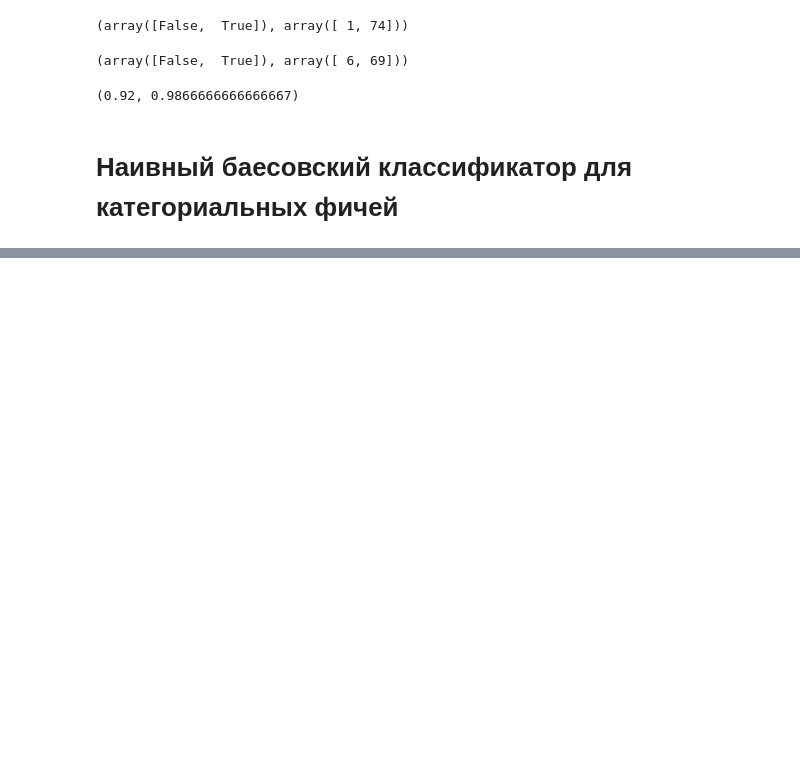
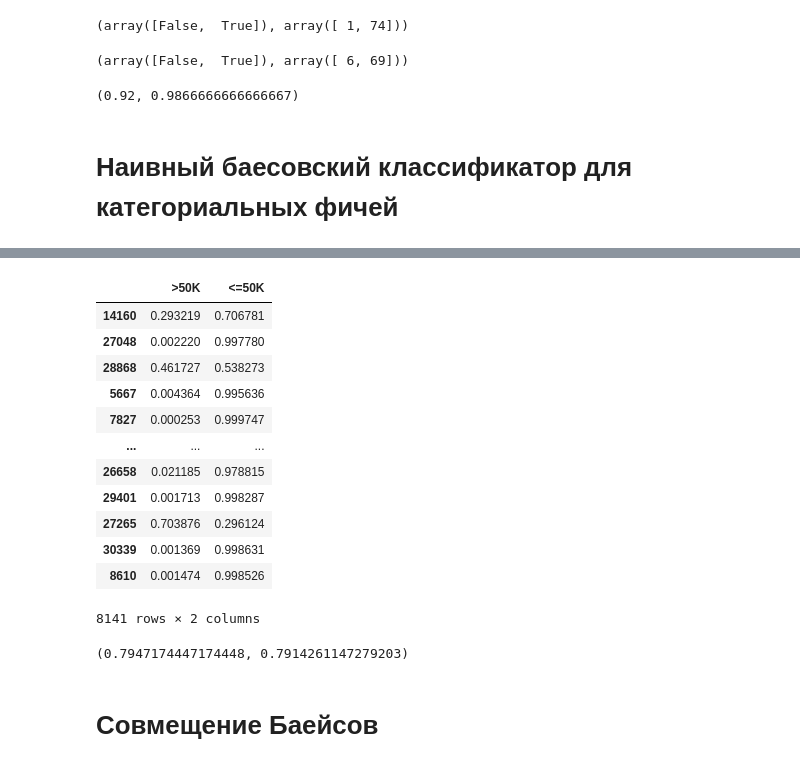
Before and after one commit to UIIf/Study, a Jupyter notebook: ML/HW3.ipynb, the cells around one changed output, grey strips where cells are left out. Saved outputs shown, nothing was run; the diff lists cells and outputs as text; code cells hidden in the pictures; blank space fills up the shorter version.

```diff
--- a/ML/HW3.ipynb
+++ b/ML/HW3.ipynb
@@ -220,0 +370,22 @@ accuracy_score(y_train, gnb.predict(X_train)), accuracy_score(y_test, gnb.predic
+# %%
+catNB.predict_proba(adult_test_df[adult_cat_col])
+# %% [output]
+|  | >50K | <=50K |
+| 14160 | 0.293219 | 0.706781 |
+| 27048 | 0.002220 | 0.997780 |
+| 28868 | 0.461727 | 0.538273 |
+| 5667 | 0.004364 | 0.995636 |
+| 7827 | 0.000253 | 0.999747 |
+| ... | ... | ... |
+| 26658 | 0.021185 | 0.978815 |
+| 29401 | 0.001713 | 0.998287 |
+| 27265 | 0.703876 | 0.296124 |
+| 30339 | 0.001369 | 0.998631 |
+| 8610 | 0.001474 | 0.998526 |
+8141 rows × 2 columns
+# %%
+accuracy_score(adult_train_df['income'], catNB.predict(adult_train_df[adult_cat_col])), accuracy_score(adult_test_df['income'], catNB.predict(adult_test_df[adult_cat_col]))
+# %% [output]
+(0.7947174447174448, 0.7914261147279203)
+# %% [markdown]
+# Совмещение Баейсов
```
Also changed, not shown: parts of 24 cells of this notebook, 2 other files.
